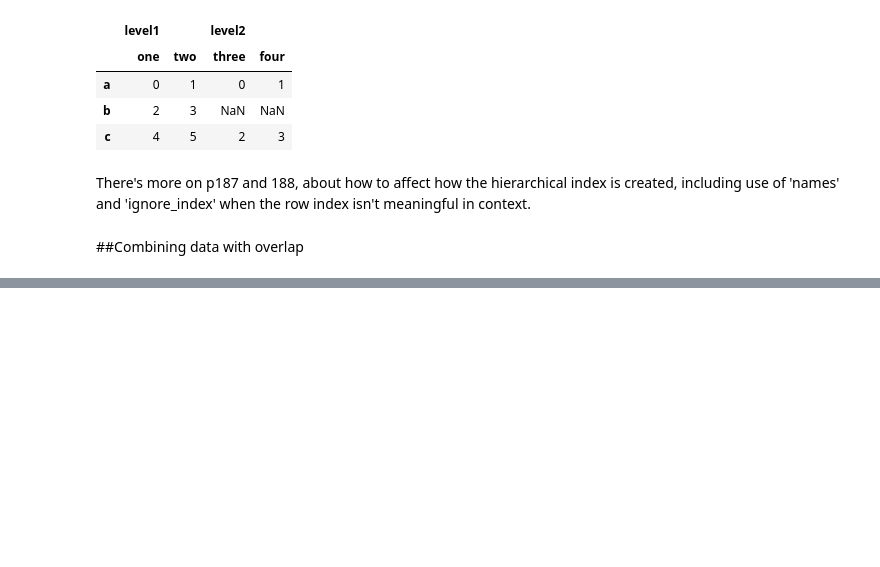
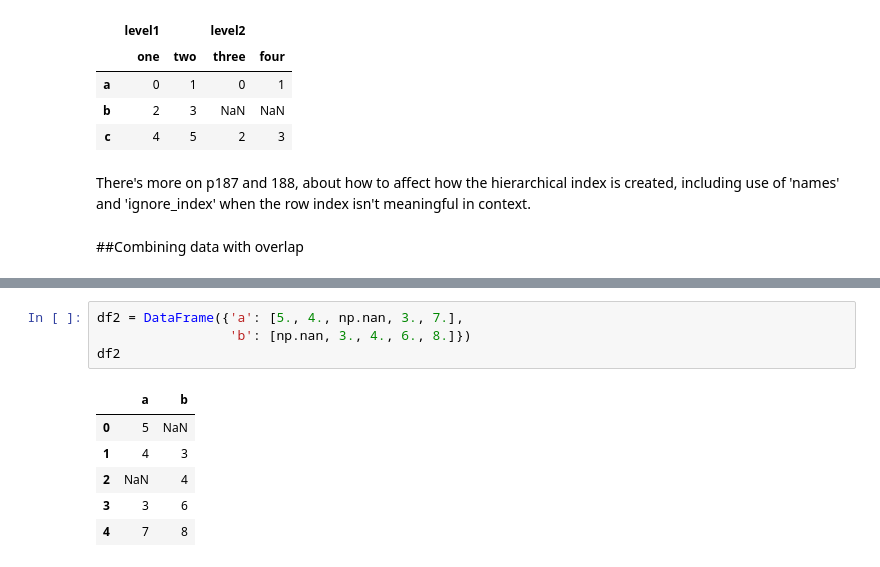
Before and after one commit to aenfield/random, a Jupyter notebook: PythonForDataAnalysisCh7.ipynb, the cells around one changed output, grey strips where cells are left out. Drawn from its saved outputs; the diff is of its cells as text; blank space fills up the shorter version.

```diff
--- a/PythonForDataAnalysisCh7.ipynb
+++ b/PythonForDataAnalysisCh7.ipynb
@@ -501,0 +578,11 @@ There's more on p187 and 188, about how to affect how the hierarchical index is
+# %%
+df2 = DataFrame({'a': [5., 4., np.nan, 3., 7.],
+                 'b': [np.nan, 3., 4., 6., 8.]})
+df2
+# %% [output]
+|  | a | b |
+| 0 | 5 | NaN |
+| 1 | 4 | 3 |
+| 2 | NaN | 4 |
+| 3 | 3 | 6 |
+| 4 | 7 | 8 |
```
Also changed, not shown: parts of 23 cells of this notebook.
